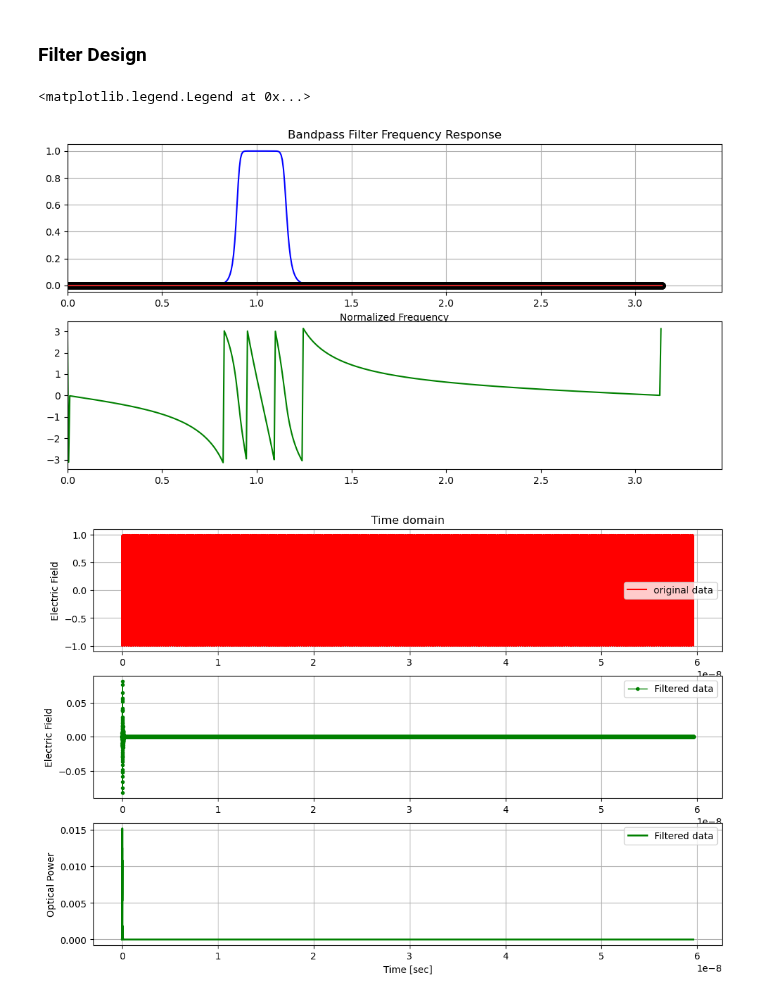
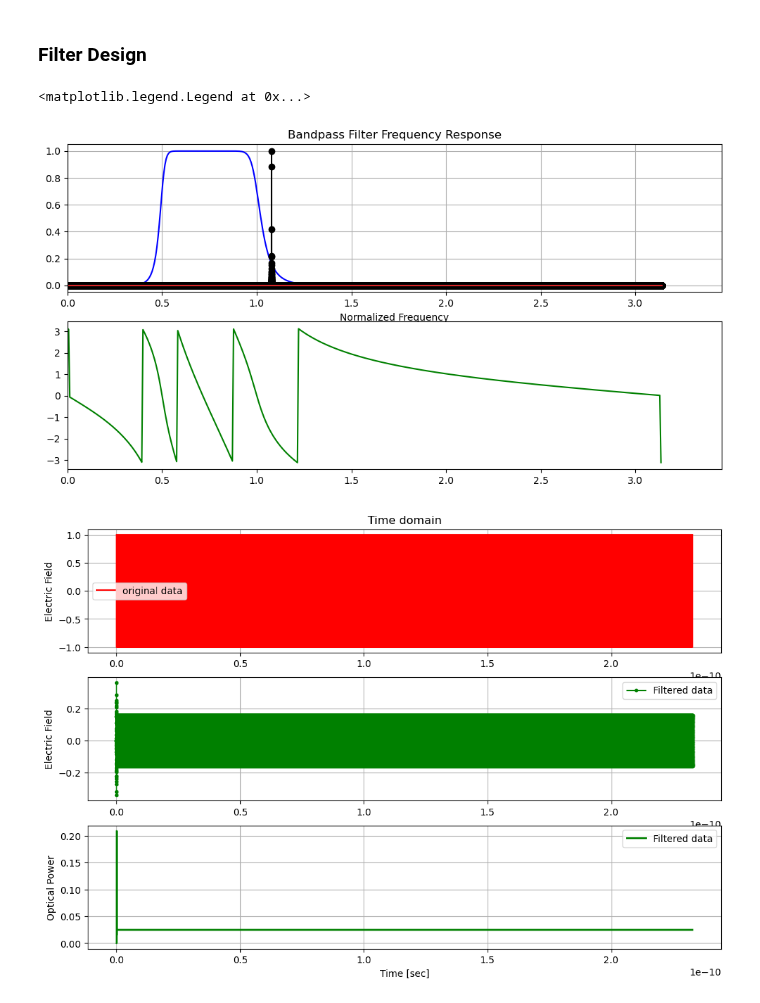
Before and after one commit to tacticstactics/Optical-pulse-broadening, a Jupyter notebook: optical_pulse_broadening_in_optical_filter.ipynb, the cells around one changed output. Saved outputs shown, nothing was run; the diff lists cells and outputs as text; code cells hidden in the pictures.

```diff
--- a/optical_pulse_broadening_in_optical_filter.ipynb
+++ b/optical_pulse_broadening_in_optical_filter.ipynb
@@ -47,9 +47,9 @@ def beamsplitter(PT,Ein):
 
      return Eout
 # %%
-samplerate = 2**16 # Number of Points
-t_step = 2 ** -40 #[s]
-
+samplerate = 2**18 # Number of Points
+t_step = 2**-50 #[s]
+print('t_step:', t_step)
 tcol = np.linspace(0.0, t_step * samplerate, samplerate, endpoint=False)
 
 amp_c = 0.5 * np.pi
@@ -306,8 +308,8 @@ norm_freqcol = np.linspace(-1*np.pi, 1*np.pi, 2*samplerate, endpoint=False)
 
 # Setting standard filter requirements.
 order = 8
-lowcut = 0.9 / np.pi # [Normalized Frequency. 0 to 1]
-highcut = 1.15 / np.pi
+lowcut = 0.5 / np.pi # [Normalized Frequency. 0 to 1]
+highcut = 1.0 / np.pi
 
 b, a = signal.butter(order, [lowcut, highcut], btype='bandpass')
 
@@ -334,32 +336,32 @@ ax1_1.stem(norm_freqcol, np.abs(Shifted_fft_random_analog_signal)/np.max(np.abs(
 ax1_2 = fig1.add_subplot(2, 1, 2)
 ax1_2.plot(w, np.angle(h), 'g')
 ax1_2.set_xlim(0.0*np.pi , 1.1*np.pi)
 
 filtered_data1 = signal.lfilter(b, a, Port1_1_EFcol) # scipy.signal.lfilter
 
 fig3 = plt.figure(figsize = (12,8), facecolor='white')
 ax3_1 = fig3.add_subplot(3, 1, 1)
 ax3_1.plot(tcol,np.real(Port1_1_EFcol),'-', color="r",label='original data' )
 ax3_1.set_ylabel("Electric Field")
 ax3_1.grid()
 ax3_1.legend()
 ax3_1.set_title("Time domain")
 
 ax3_2 = fig3.add_subplot(3, 1, 2)
 ax3_2.plot(tcol, np.real(filtered_data1), 'g.-', linewidth=1, label='Filtered data')
 ax3_2.set_ylabel("Electric Field")
 ax3_2.grid()
 ax3_2.legend()
 
 ax3_3 = fig3.add_subplot(3, 1, 3)
 ax3_3.plot(tcol, (np.abs(filtered_data1))**2, 'g-', linewidth=2, label='Filtered data')
 
 
 ax3_3.set_xlabel('Time [sec]')
 ax3_3.set_ylabel("Optical Power")
 ax3_3.grid()
 ax3_3.legend()
 # %% [output]
 <matplotlib.legend.Legend at 0x...>
-[figure, old version]
+[figure, new version]
-[figure, old version]
+[figure, new version]
```
Also changed, not shown: parts of 2 cells of this notebook, 1 other file.
